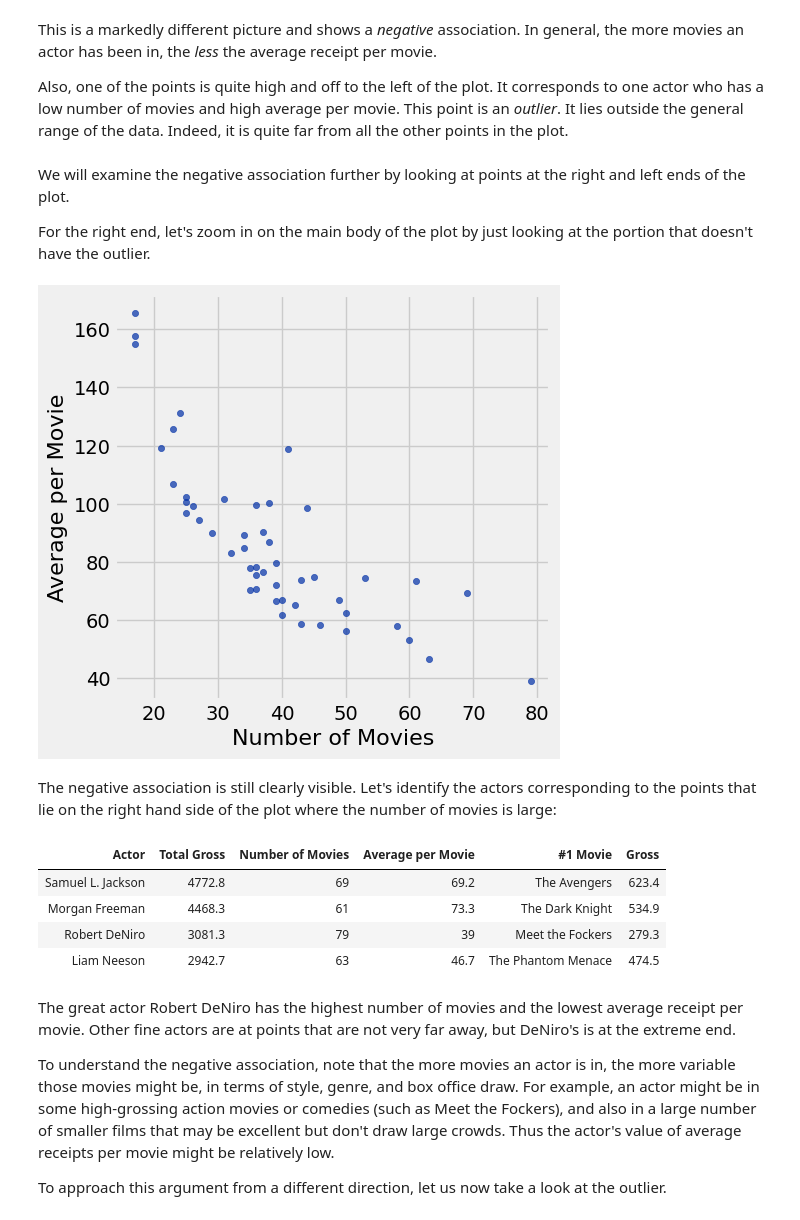
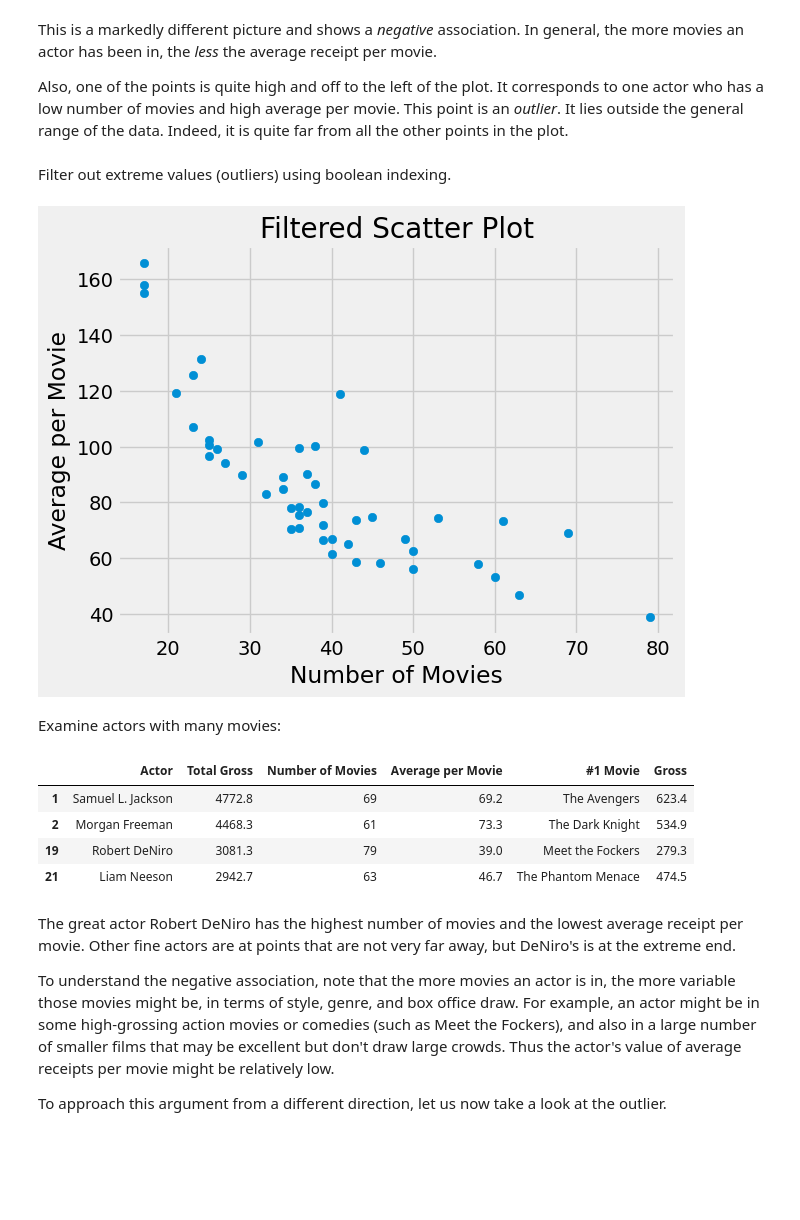
Before and after one commit to rtoddMMU/textbook, a Jupyter notebook: chapters/07/Visualization.ipynb, the cells around one changed output. Saved outputs shown, nothing was run; the diff lists cells and outputs as text; code cells hidden in the pictures; blank space fills up the shorter version.

```diff
--- a/chapters/07/Visualization.ipynb
+++ b/chapters/07/Visualization.ipynb
@@ -7,14 +7,11 @@ In this chapter we will develop some of the fundamental graphical methods of dat
 # %%
 import pandas as pd
 import numpy as np
-import matplotlib
+import matplotlib.pyplot as plt
+from matplotlib.ticker import MaxNLocator
+%matplotlib inline
+plt.style.use('fivethirtyeight')
 path_data = '../../assets/data/'
-matplotlib.use('Agg')
-%matplotlib inline
-import matplotlib.pyplot as plots
-from matplotlib.ticker import MaxNLocator
-plots.style.use('fivethirtyeight')
-np.set_printoptions(threshold=50)
 # %% [markdown]
 **Scatter Plots and Line Graphs**
 # %% [markdown]
@@ -35,4 +35,4 @@ The table has 50 rows, corresponding to the 50 top grossing actors. The table is
 # %%
-actors = Table.read_table(path_data + 'actors.csv')
-actors
+actors = pd.read_csv(path_data + 'actors.csv')
+actors.head(10)
 # %% [output]
@@ -81,25 +90,28 @@ actors.scatter('Number of Movies', 'Average per Movie')
 This is a markedly different picture and shows a *negative* association. In general, the more movies an actor has been in, the *less* the average receipt per movie.
 
 Also, one of the points is quite high and off to the left of the plot. It corresponds to one actor who has a low number of movies and high average per movie. This point is an *outlier*. It lies outside the general range of the data. Indeed, it is quite far from all the other points in the plot.
-# %% [markdown]
-We will examine the negative association further by looking at points at the right and left ends of the plot.
-
-For the right end, let's zoom in on the main body of the plot by just looking at the portion that doesn't have the outlier.
+# %% [markdown]
+Filter out extreme values (outliers) using boolean indexing.
 # %%
-no_outlier = actors.where('Number of Movies', are.above(10))
-no_outlier.scatter('Number of Movies', 'Average per Movie')
+no_outlier = actors.loc[actors['Number of Movies'] > 10]
+plt.figure()
+plt.scatter(no_outlier['Number of Movies'], no_outlier['Average per Movie'])
+plt.xlabel('Number of Movies')
+plt.ylabel('Average per Movie')
+plt.title('Filtered Scatter Plot')
+plt.show()
 # %% [output]
-[figure, old version]
+[figure, new version]
-# %% [markdown]
-The negative association is still clearly visible. Let's identify the actors corresponding to the points that lie on the right hand side of the plot where the number of movies is large:
+# %% [markdown]
+Examine actors with many movies:
 # %%
-actors.where('Number of Movies', are.above(60))
+actors.loc[actors['Number of Movies'] > 60]
 # %% [output]
-| Actor | Total Gross | Number of Movies | Average per Movie | #1 Movie | Gross |
-| Samuel L. Jackson | 4772.8 | 69 | 69.2 | The Avengers | 623.4 |
-| Morgan Freeman | 4468.3 | 61 | 73.3 | The Dark Knight | 534.9 |
-| Robert DeNiro | 3081.3 | 79 | 39 | Meet the Fockers | 279.3 |
-| Liam Neeson | 2942.7 | 63 | 46.7 | The Phantom Menace | 474.5 |
+|  | Actor | Total Gross | Number of Movies | Average per Movie | #1 Movie | Gross |
+| 1 | Samuel L. Jackson | 4772.8 | 69 | 69.2 | The Avengers | 623.4 |
+| 2 | Morgan Freeman | 4468.3 | 61 | 73.3 | The Dark Knight | 534.9 |
+| 19 | Robert DeNiro | 3081.3 | 79 | 39.0 | Meet the Fockers | 279.3 |
+| 21 | Liam Neeson | 2942.7 | 63 | 46.7 | The Phantom Menace | 474.5 |
 # %% [markdown]
 The great actor Robert DeNiro has the highest number of movies and the lowest average receipt per movie. Other fine actors are at points that are not very far away, but DeNiro's is at the extreme end.
 
```
Also changed, not shown: parts of 23 cells of this notebook, 7 other files.
